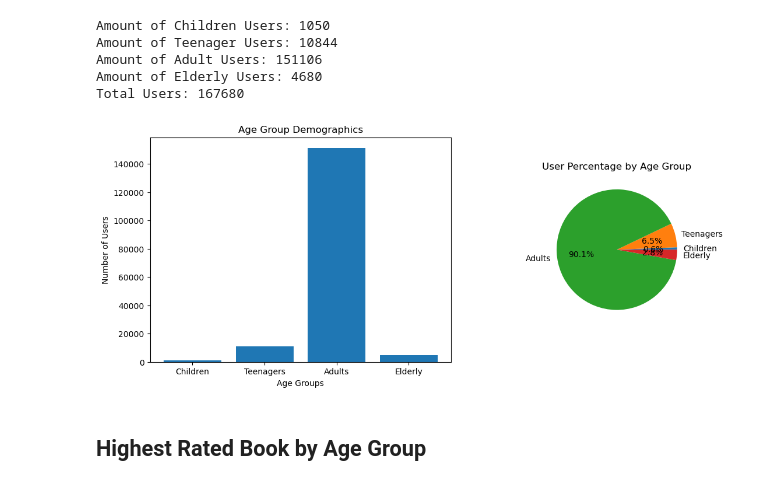
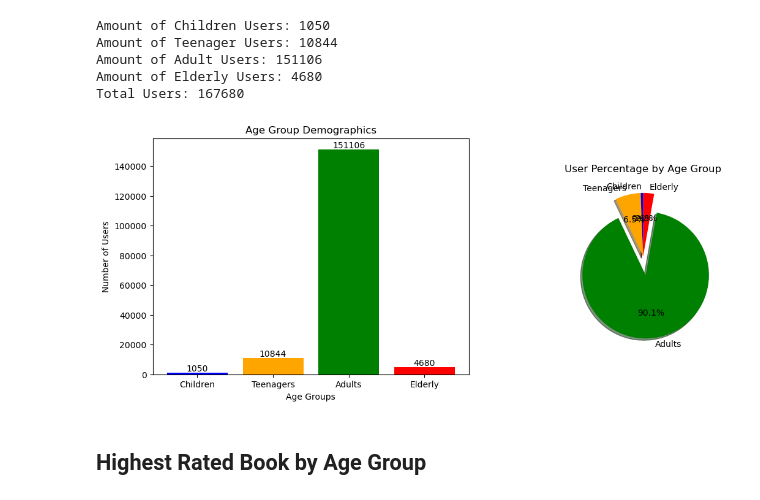
Before and after one commit to andresgr96/PBD-Group15, a Jupyter notebook: FinalProject.ipynb, the cells around one changed output. Drawn from its saved outputs; the diff is of its cells as text; code cells hidden in the pictures.

```diff
--- a/FinalProject.ipynb
+++ b/FinalProject.ipynb
@@ -296,32 +302,38 @@ Total Users: 167680
 # %%
 import matplotlib.pyplot as plt
 
 values_bar = [n_children, n_teeneagers, n_adults, n_elders]
 labels_bar = ['Children', 'Teenagers', 'Adults', 'Elderly']
 
 values_pie = [n_children, n_teeneagers, n_adults, n_elders]
 labels_pie = ['Children', 'Teenagers', 'Adults', 'Elderly']
 
 #some chatgpt magic to display to plots side by side
 fig, axs = plt.subplots(1, 2, figsize=(12, 5), gridspec_kw={'width_ratios': [2, 1]})
 
 #bar graph
 ax1 = axs[0]
-ax1.bar(labels_bar, values_bar)
+ax1.bar(labels_bar, values_bar, color=[
+        'blue', 'orange', 'green', 'red'], linewidth=1.2)
 ax1.set_xlabel('Age Groups')
 ax1.set_ylabel('Number of Users')
 ax1.set_title('Age Group Demographics')
+# add numbers to the bars
+for i in range(len(values_bar)):
+    ax1.text(x=i, y=values_bar[i], s=values_bar[i], horizontalalignment='center', verticalalignment='bottom')
+
+
 
 #pie chart, i think this is not considered scientific
 ax2 = axs[1]
-ax2.pie(values_pie, labels=labels_pie, autopct='%1.1f%%')
+ax2.pie(values_pie, labels=labels_pie, autopct='%1.1f%%', shadow=True, startangle=90, colors=['blue', 'orange', 'green', 'red'], explode=(0, 0, 0.3,0))
 ax2.set_title('User Percentage by Age Group')
 
 #display them
 plt.subplots_adjust(wspace=0.4)
 plt.show()
 # %% [output]
-[figure, old version]
+[figure, new version]
 # %% [markdown]
 ## Highest Rated Book by Age Group
 # %%
```
Also changed, not shown: parts of 12 cells of this notebook.
